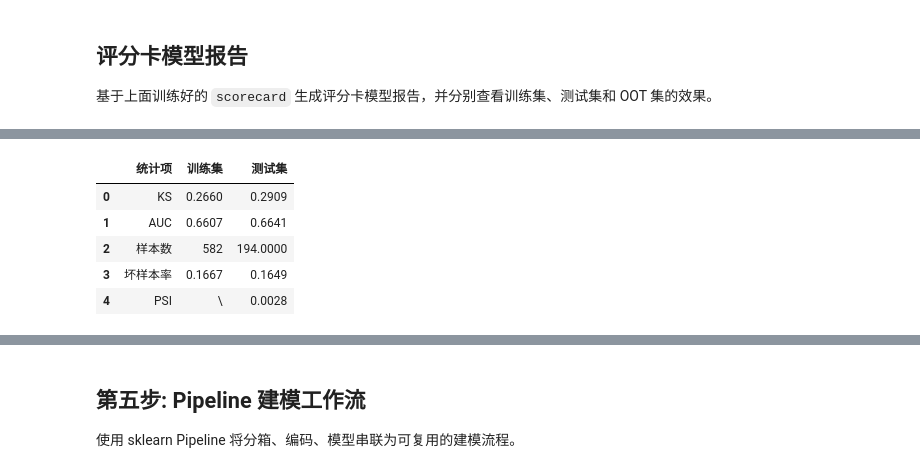
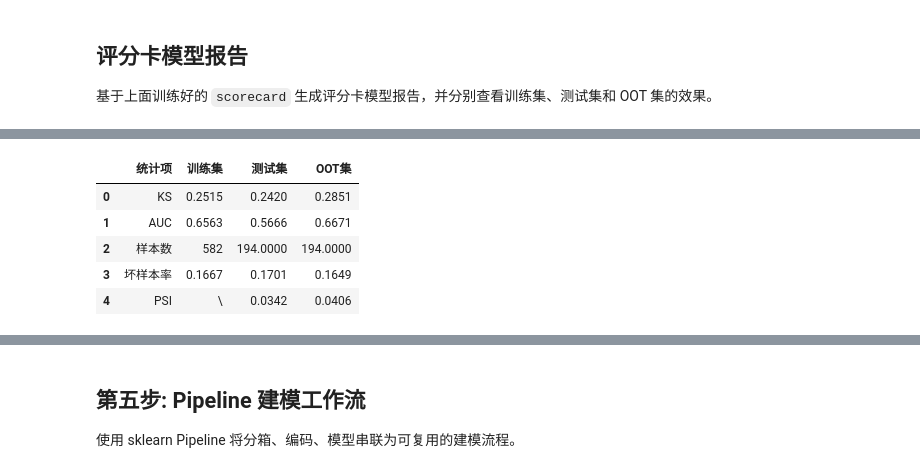
Before and after one commit to hengshu-credit/hscredit, a Jupyter notebook: examples/12_complete_workflow.ipynb, the cells around one changed output, grey strips where cells are left out. Drawn from its saved outputs; the diff is of its cells as text; code cells hidden in the pictures.

```diff
--- a/examples/12_complete_workflow.ipynb
+++ b/examples/12_complete_workflow.ipynb
@@ -571,41 +585,44 @@ display(scorecard_report.get_bin_table('test', method='quantile', max_n_bins=8))
 # %%
 # =============================================================================
-# QuickModelReport 支持两种调用方式
+# QuickModelReport 支持 scorecardpipeline 风格 — DataFrame 包含 target 列，y=None
 # =============================================================================
 
-# 方式一: sklearn 风格 — 传入 X_train/y_train/X_test/y_test
+# 方式一: sklearn 风格 → scorecardpipeline 风格
 scorecard_qr_sklearn = QuickModelReport(
     scorecard,
-    X_train[selected_features], y_train,
-    X_oot[selected_features],   y_oot,
+    df_train, None,
+    df_oot, None,
+    target='target',
 )
 
-# 方式二: datasets dict 风格 — 传入 {数据集名: (X, y)} 字典
+# 方式二: datasets dict 风格 — DataFrame 包含 target 列，y=None
 scorecard_qr_dict = QuickModelReport(
     scorecard,
     datasets={
-        "train": (X_train[selected_features], y_train),
-        "test":  (X_test[selected_features],  y_test),
-        "oot":   (X_oot[selected_features],   y_oot),
-    }
+        "train": (df_train, None),
+        "test":  (df_test, None),
+        "oot":   (df_oot, None),
+    },
+    target='target',
 )
 
-# 方式三: datasets list 风格 — 传入 [(X, y), (X, y), ...] 列表
+# 方式三: datasets list 风格 — DataFrame 包含 target 列，y=None
 scorecard_qr_list = QuickModelReport(
     scorecard,
     datasets=[
-        (X_train[selected_features], y_train),
-        (X_test[selected_features],  y_test),
-        (X_oot[selected_features],   y_oot),
-    ]
+        (df_train, None),
+        (df_test, None),
+        (df_oot, None),
+    ],
+    target='target',
 )
 
 # 查看核心指标（train vs test vs oot）
 display(scorecard_qr_dict.get_metrics())
 # %% [output]
-|  | 统计项 | 训练集 | 测试集 |
-| 0 | KS | 0.2660 | 0.2909 |
-| 1 | AUC | 0.6607 | 0.6641 |
-| 2 | 样本数 | 582 | 194.0000 |
-| 3 | 坏样本率 | 0.1667 | 0.1649 |
-| 4 | PSI | \ | 0.0028 |
+|  | 统计项 | 训练集 | 测试集 | OOT集 |
+| 0 | KS | 0.2515 | 0.2420 | 0.2851 |
+| 1 | AUC | 0.6563 | 0.5666 | 0.6671 |
+| 2 | 样本数 | 582 | 194.0000 | 194.0000 |
+| 3 | 坏样本率 | 0.1667 | 0.1701 | 0.1649 |
+| 4 | PSI | \ | 0.0342 | 0.0406 |
```
Also changed, not shown: parts of 18 cells of this notebook, 4 other files.
